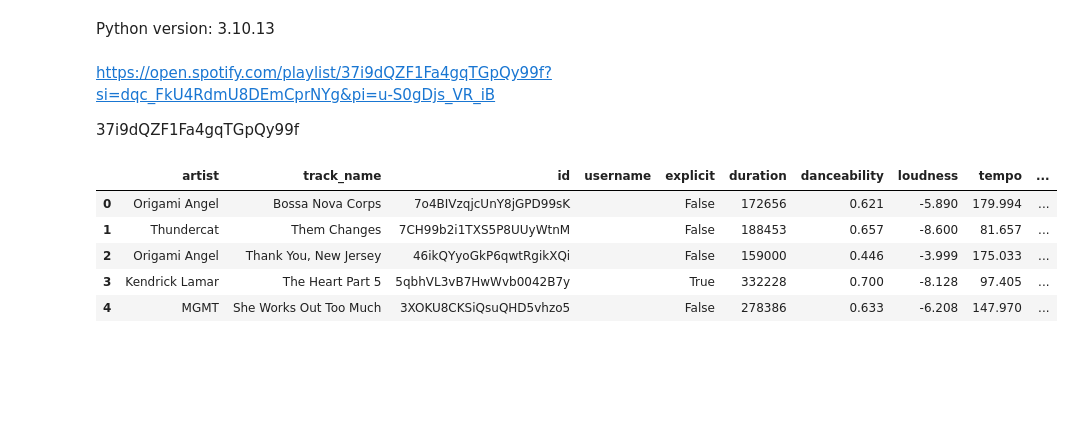
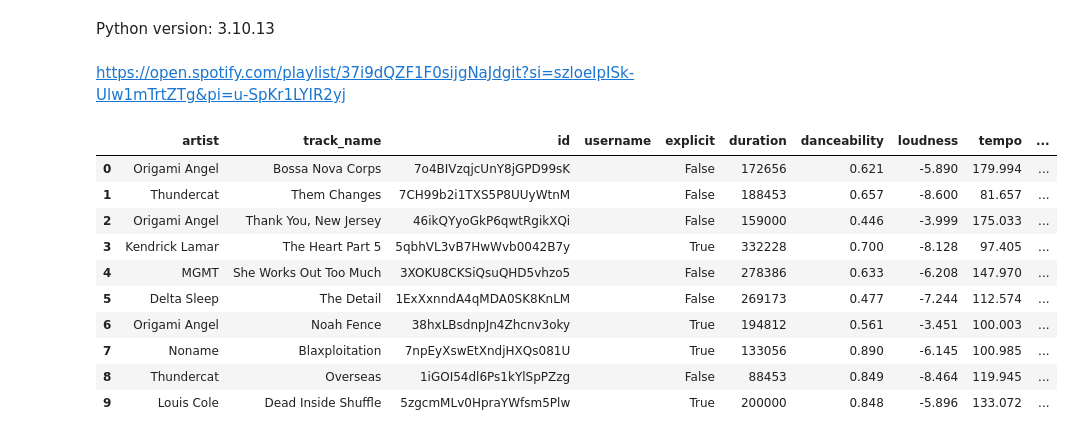
Before and after one commit to ihatmyself/Spotify-Categorized, a Jupyter notebook: spotify_mood.ipynb, the cells around one changed output. Saved outputs shown, nothing was run; the diff lists cells and outputs as text; code cells hidden in the pictures; blank space fills up the shorter version.

```diff
--- a/spotify_mood.ipynb
+++ b/spotify_mood.ipynb
@@ -25,7 +25,7 @@ sp = spotipy.Spotify(client_credentials_manager=client_credentials_manager)
 # %%
 def get_user_playlist(username, playlist_id, sp):
     offset=0
-    playlist_songs = sp.user_playlist_tracks(username, playlist_id, limit=200, fields=None, offset=offset, market=None)['items']
+    playlist_songs = sp.user_playlist_tracks(username, playlist_id, limit=100, fields=None, offset=offset, market=None)['items']
     return playlist_songs
 
 
@@ -55,18 +55,22 @@ def create_dataframe(playlist_songs):
 
     return playlist_df
 # %% [markdown]
-https://open.spotify.com/playlist/37i9dQZF1Fa4gqTGpQy99f?si=dqc_FkU4RdmU8DEmCprNYg&pi=u-S0gDjs_VR_iB
-
-37i9dQZF1Fa4gqTGpQy99f
+https://open.spotify.com/playlist/37i9dQZF1F0sijgNaJdgit?si=szloeIpISk-Ulw1mTrtZTg&pi=u-SpKr1LYIR2yj
 # %%
-top2023_playlist = get_user_playlist('Harry..z', 'spotify:playlist:37i9dQZF1Fa4gqTGpQy99f',sp)
+top2023_playlist = get_user_playlist('Harry..z','spotify:playlist:37i9dQZF1Fa4gqTGpQy99f',sp)
 top2023_df = create_dataframe(top2023_playlist)
 
-top2023_df.head()
+
+top2023_df.head(10)
 # %% [output]
 |  | artist | track_name | id | username | explicit | duration | danceability | loudness | tempo | ... |
 | 0 | Origami Angel | Bossa Nova Corps | 7o4BIVzqjcUnY8jGPD99sK |  | False | 172656 | 0.621 | -5.890 | 179.994 | ... |
 | 1 | Thundercat | Them Changes | 7CH99b2i1TXS5P8UUyWtnM |  | False | 188453 | 0.657 | -8.600 | 81.657 | ... |
 | 2 | Origami Angel | Thank You, New Jersey | 46ikQYyoGkP6qwtRgikXQi |  | False | 159000 | 0.446 | -3.999 | 175.033 | ... |
 | 3 | Kendrick Lamar | The Heart Part 5 | 5qbhVL3vB7HwWvb0042B7y |  | True | 332228 | 0.700 | -8.128 | 97.405 | ... |
 | 4 | MGMT | She Works Out Too Much | 3XOKU8CKSiQsuQHD5vhzo5 |  | False | 278386 | 0.633 | -6.208 | 147.970 | ... |
+| 5 | Delta Sleep | The Detail | 1ExXxnndA4qMDA0SK8KnLM |  | False | 269173 | 0.477 | -7.244 | 112.574 | ... |
+| 6 | Origami Angel | Noah Fence | 38hxLBsdnpJn4Zhcnv3oky |  | True | 194812 | 0.561 | -3.451 | 100.003 | ... |
+| 7 | Noname | Blaxploitation | 7npEyXswEtXndjHXQs081U |  | True | 133056 | 0.890 | -6.145 | 100.985 | ... |
+| 8 | Thundercat | Overseas | 1iGOI54dl6Ps1kYlSpPZzg |  | False | 88453 | 0.849 | -8.464 | 119.945 | ... |
+| 9 | Louis Cole | Dead Inside Shuffle | 5zgcmMLv0HpraYWfsm5Plw |  | True | 200000 | 0.848 | -5.896 | 133.072 | ... |
```
Also changed, not shown: parts of 1 cell of this notebook.
